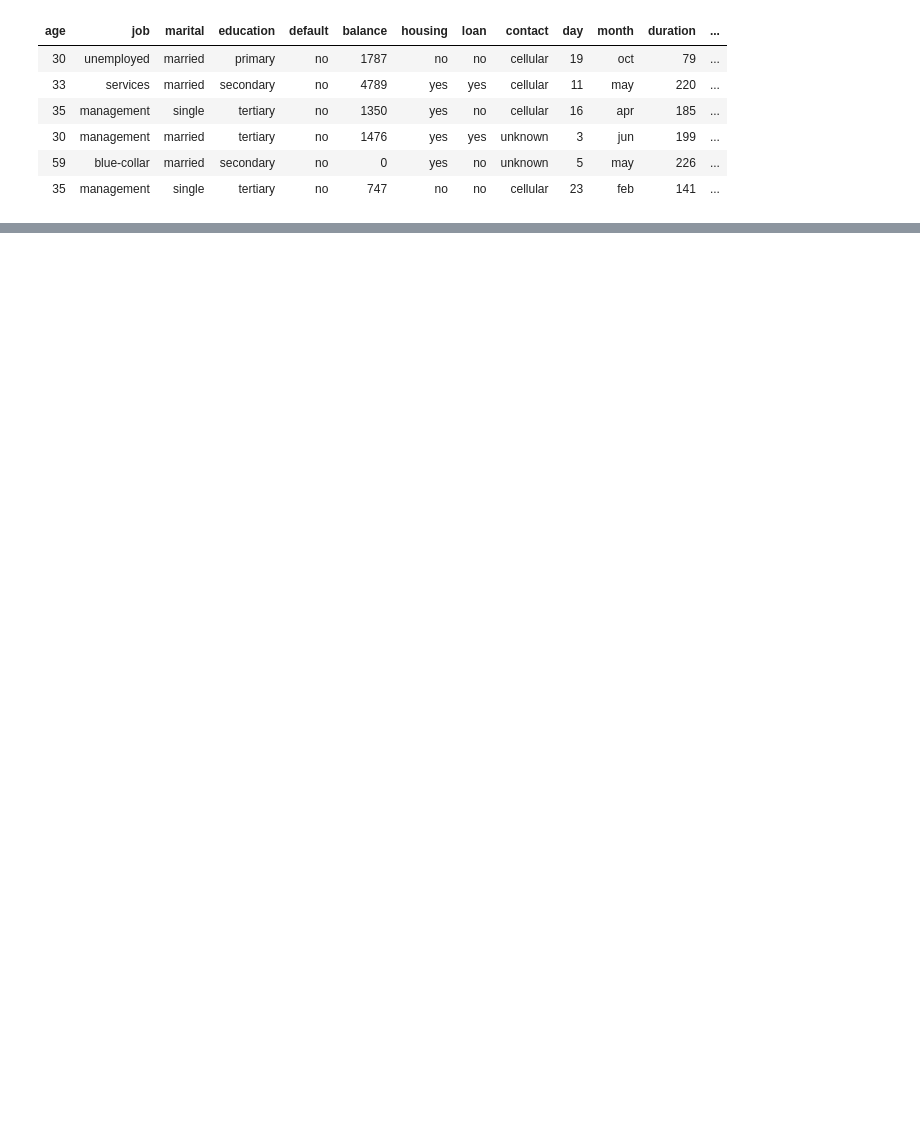
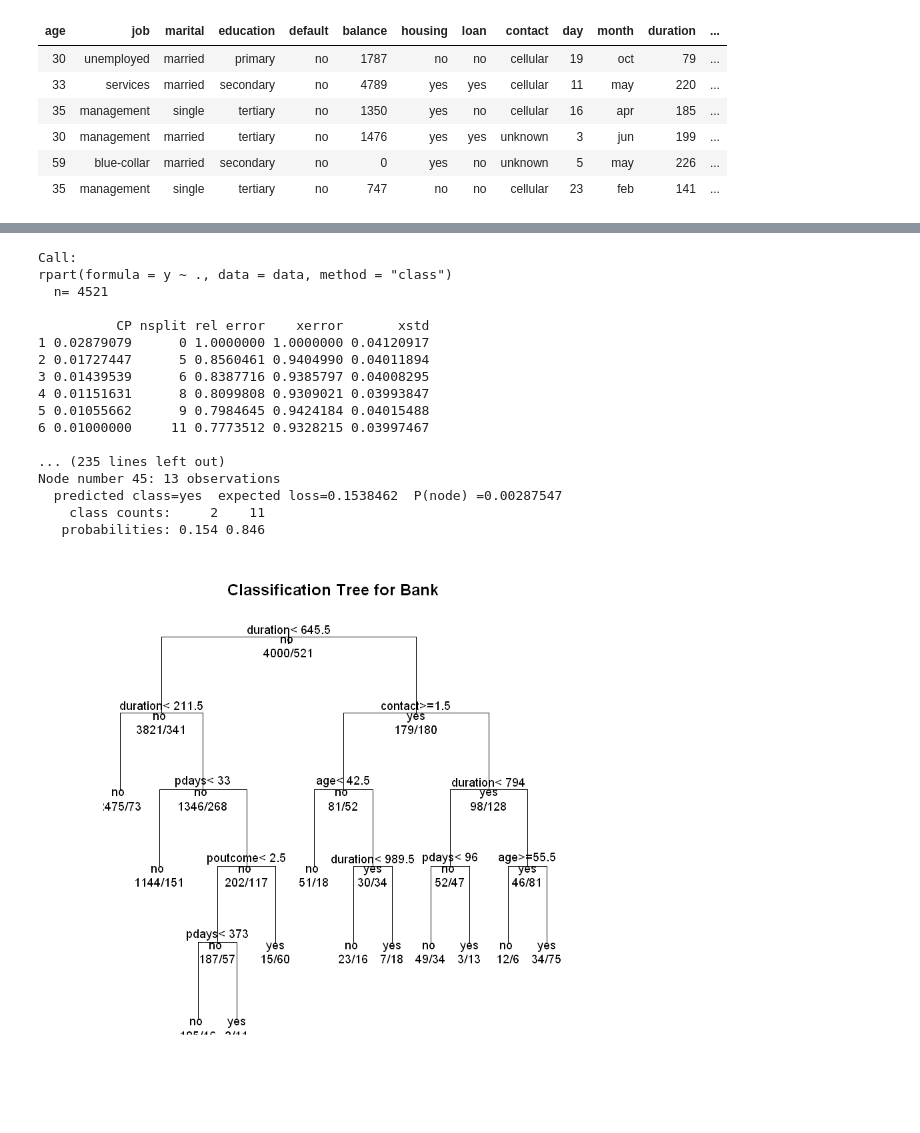
Before and after one commit to uygunel/eu1, a Jupyter notebook: temporarily.ipynb, the cells around one changed output, grey strips where cells are left out. Drawn from its saved outputs; the diff is of its cells as text; code cells hidden in the pictures; blank space fills up the shorter version.

```diff
--- a/temporarily.ipynb
+++ b/temporarily.ipynb
@@ -101,0 +139,36 @@ read.table fonksiyonu dosyayı tablo formatında okur ve dosyadaki alanlara ve s
+# %%
+library(rpart)
+data<-read.table("Banka.txt",header=T,sep="\t")
+data$job<-as.numeric(data$job)
+data$marital<-as.numeric(data$marital)
+data$educaion<-as.numeric(data$education)
+data$default<-as.numeric(data$default)
+data$housing<-as.numeric(data$housing)
+data$loan<-as.numeric(data$loan)
+data$contact<-as.numeric(data$contact)
+data$month<-as.numeric(data$month)
+data$poutcome<-as.numeric(data$poutcome)
+# %%
+elif<-rpart(y~.,method="class",data=data)
+plot(elif,uniform=TRUE,main="Classification Tree for Bank")
+text(elif,use.n=TRUE,all=TRUE,cex=.9)
+summary(elif)
+# %% [output]
+Call:
+rpart(formula = y ~ ., data = data, method = "class")
+  n= 4521
+
+          CP nsplit rel error    xerror       xstd
+1 0.02879079      0 1.0000000 1.0000000 0.04120917
+2 0.01727447      5 0.8560461 0.9404990 0.04011894
+3 0.01439539      6 0.8387716 0.9385797 0.04008295
+4 0.01151631      8 0.8099808 0.9309021 0.03993847
+5 0.01055662      9 0.7984645 0.9424184 0.04015488
+6 0.01000000     11 0.7773512 0.9328215 0.03997467
+
+... (235 lines left out)
+Node number 45: 13 observations
+  predicted class=yes  expected loss=0.1538462  P(node) =0.00287547
+    class counts:     2    11
+   probabilities: 0.154 0.846
+[figure, added]
```
Also changed, not shown: parts of 9 cells of this notebook.
